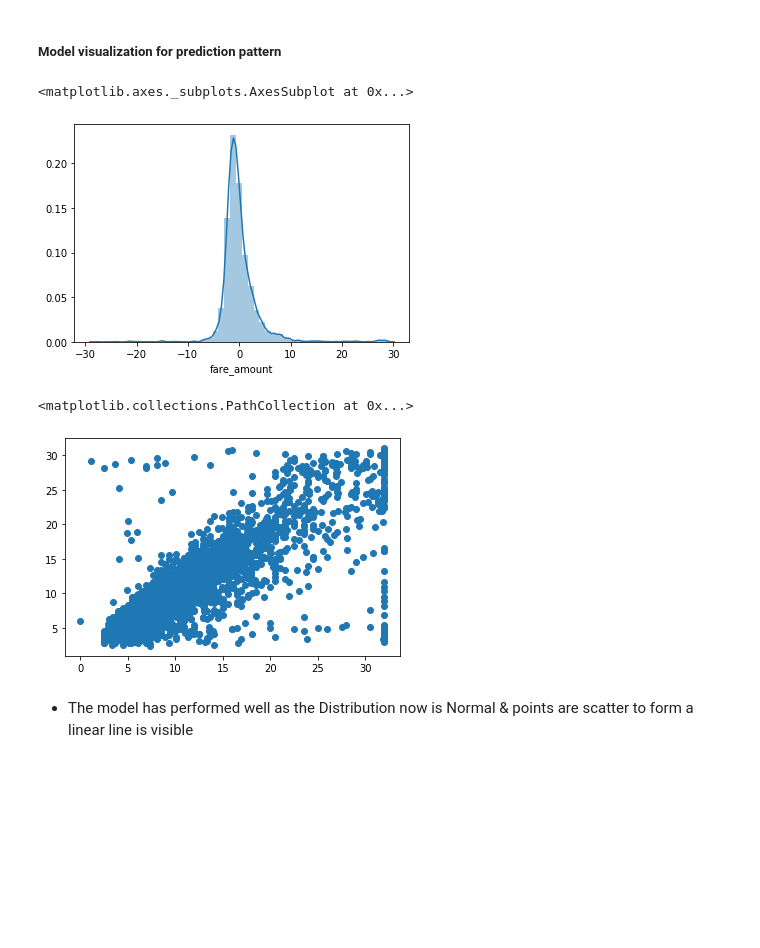
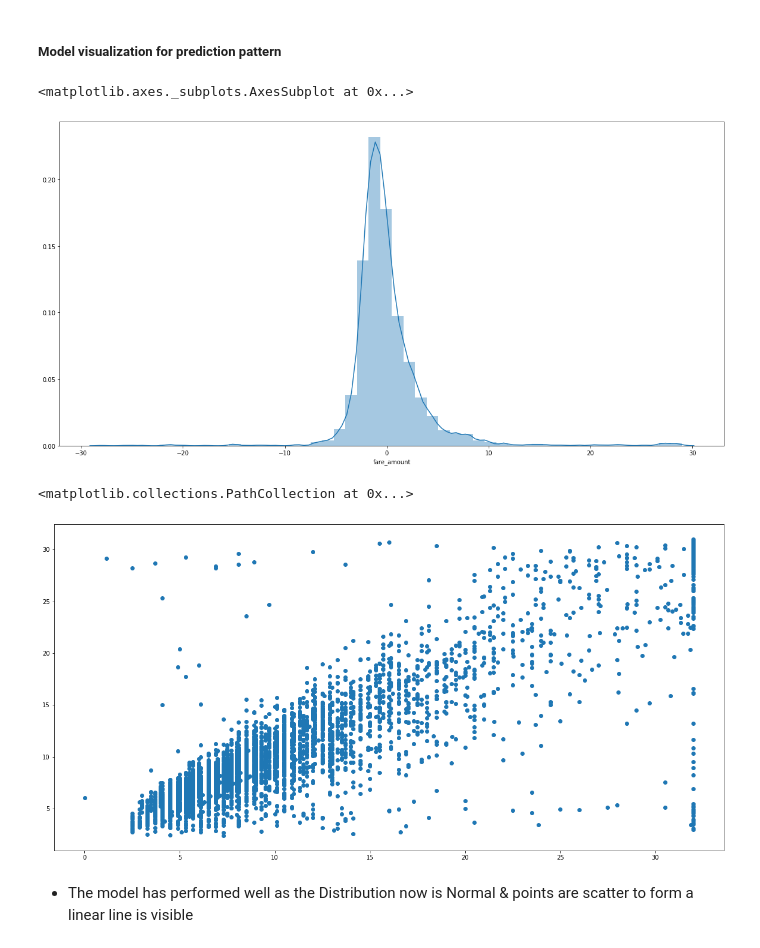
Before and after one commit to kuldeeprsharma18/Cab-Fare-Prediction, a Jupyter notebook: Cab-Fare-Prediction-working.ipynb, the cells around one changed output. Drawn from its saved outputs; the diff is of its cells as text; code cells hidden in the pictures; blank space fills up the shorter version.

```diff
--- a/Cab-Fare-Prediction-working.ipynb
+++ b/Cab-Fare-Prediction-working.ipynb
@@ -630,15 +637,17 @@ lin_score.mean()
 ##### Model visualization for prediction pattern
 # %%
 linear_regression_model=lin_reg.predict(X_test)
+plt.figure(figsize=(20,10))
 sns.distplot(y_test-linear_regression_model)
 # %% [output]
 <matplotlib.axes._subplots.AxesSubplot at 0x...>
-[figure, old version]
+[figure, new version]
 # %%
+plt.figure(figsize=(20,10))
 plt.scatter(y_test,linear_regression_model)
 # %% [output]
 <matplotlib.collections.PathCollection at 0x...>
-[figure, old version]
+[figure, new version]
 # %% [markdown]
 - The model has performed well as the Distribution now is Normal & points are scatter to form a linear line is visible
 # %% [markdown]
```
Also changed, not shown: parts of 39 cells of this notebook, 5 other files.
